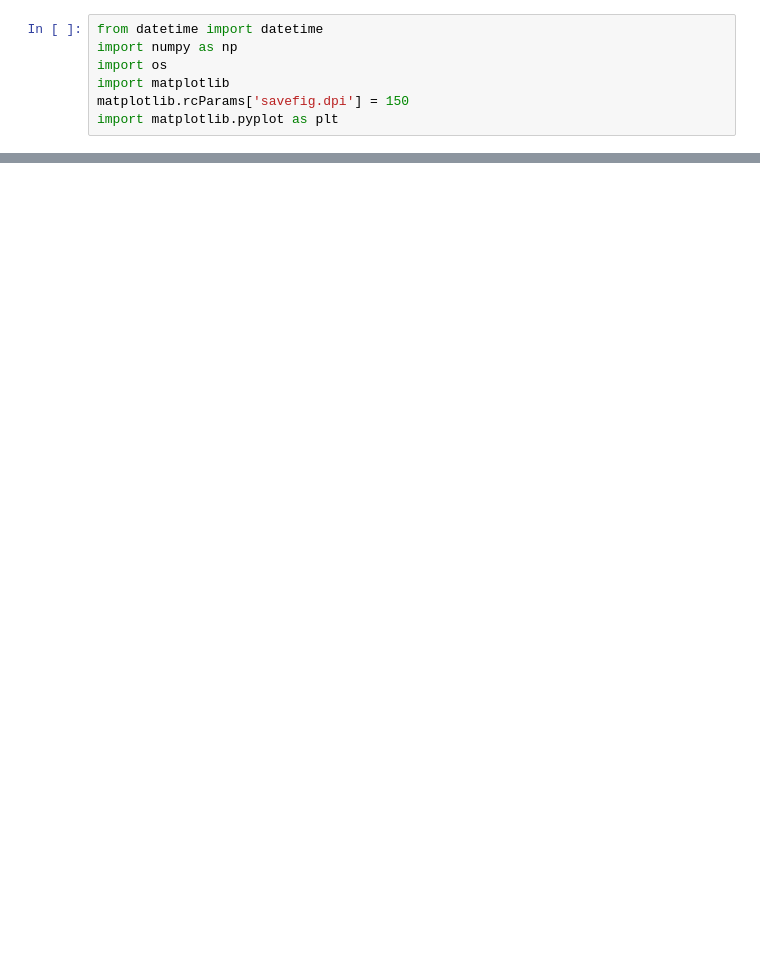
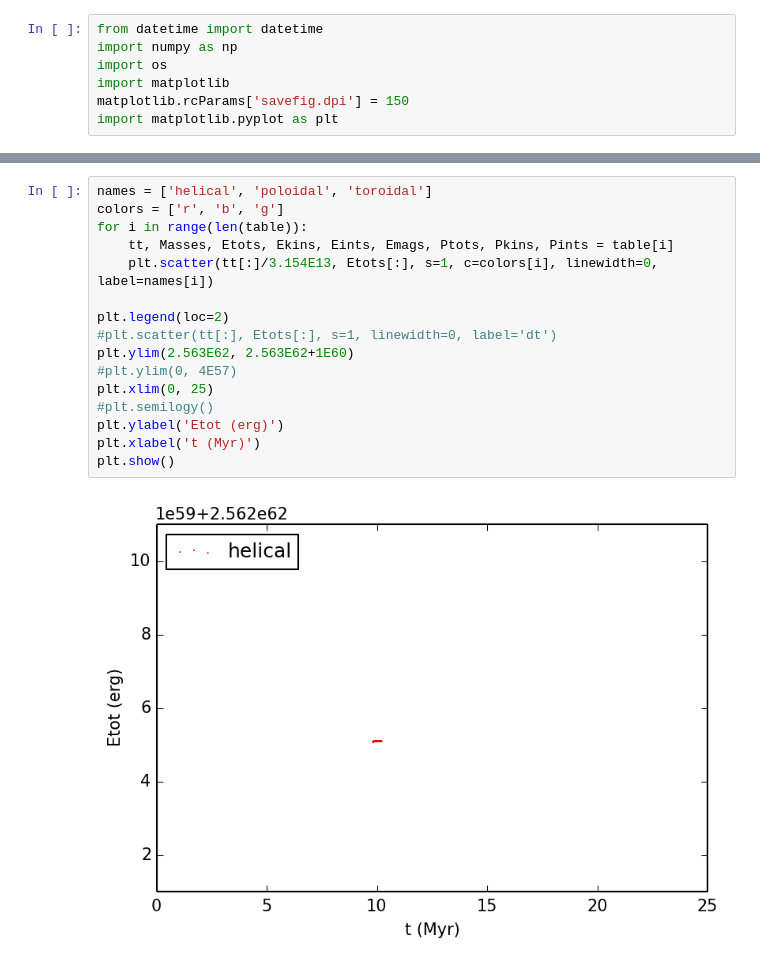
Before and after one commit to yihaochen/FLASHtools, a Jupyter notebook: logfile_analysis.ipynb, the cells around one changed output, grey strips where cells are left out. Saved outputs shown, nothing was run; the diff lists cells and outputs as text; blank space fills up the shorter version.

```diff
--- a/logfile_analysis.ipynb
+++ b/logfile_analysis.ipynb
@@ -112,0 +118,18 @@ print max(Ptots), max(Pkins), max(Pints)
+# %%
+names = ['helical', 'poloidal', 'toroidal']
+colors = ['r', 'b', 'g']
+for i in range(len(table)):
+    tt, Masses, Etots, Ekins, Eints, Emags, Ptots, Pkins, Pints = table[i]
+    plt.scatter(tt[:]/3.154E13, Etots[:], s=1, c=colors[i], linewidth=0, label=names[i])
+
+plt.legend(loc=2)
+#plt.scatter(tt[:], Etots[:], s=1, linewidth=0, label='dt')
+plt.ylim(2.563E62, 2.563E62+1E60)
+#plt.ylim(0, 4E57)
+plt.xlim(0, 25)
+#plt.semilogy()
+plt.ylabel('Etot (erg)')
+plt.xlabel('t (Myr)')
+plt.show()
+# %% [output]
+[figure, added]
```
Also changed, not shown: parts of 8 cells of this notebook, 6 other files.
